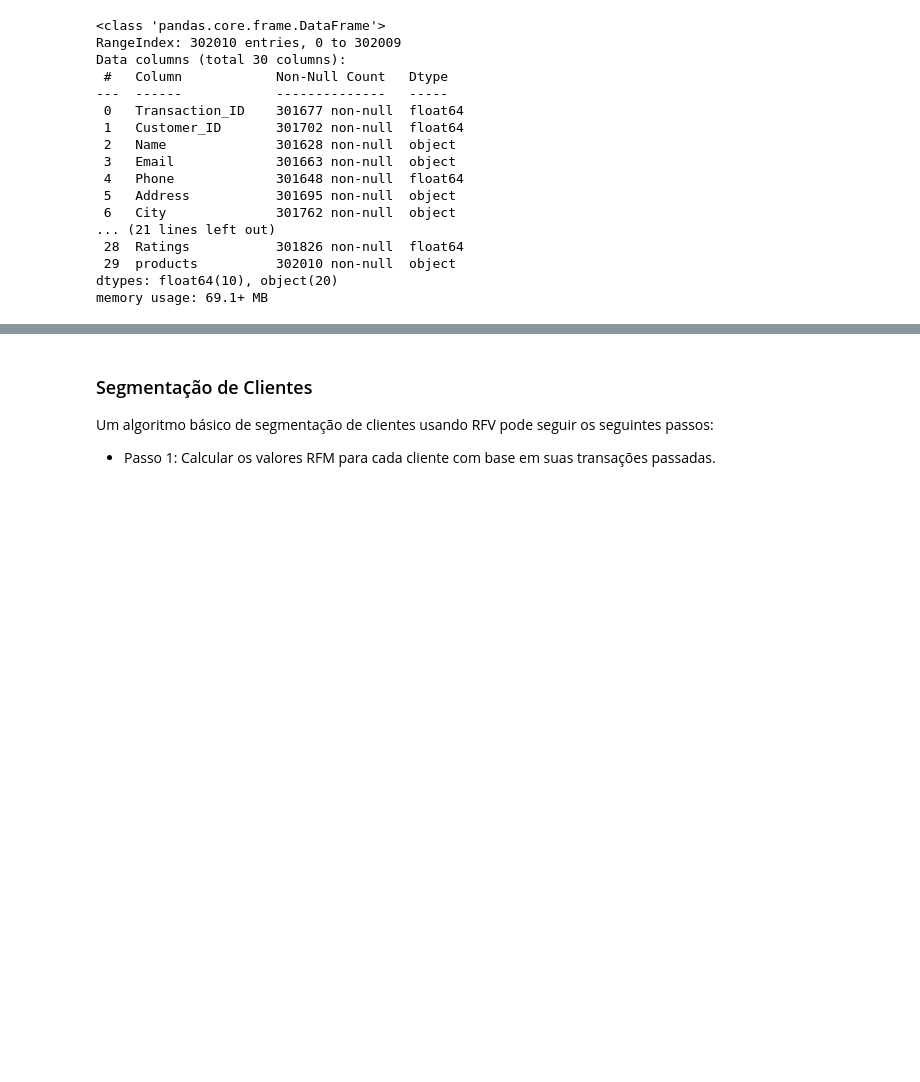
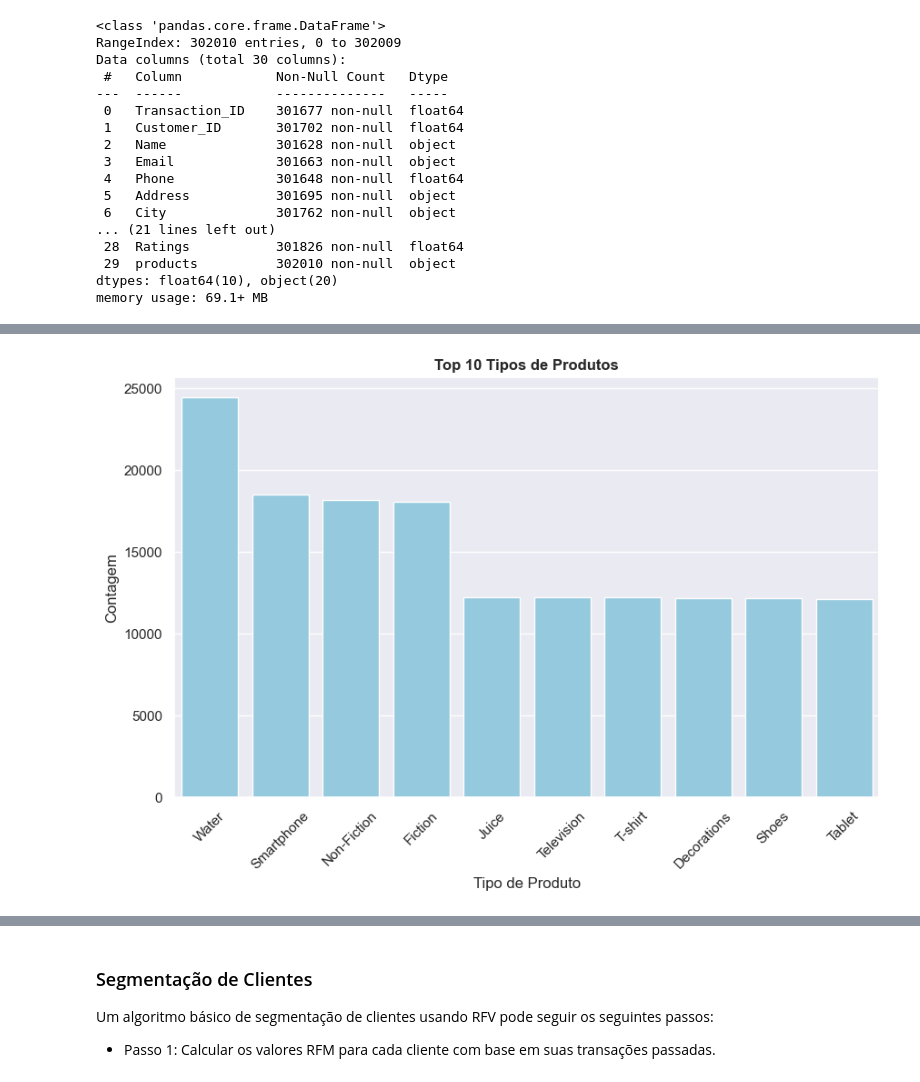
Before and after one commit to menezescarlos/ECOMMERCE, a Jupyter notebook: ecommerce.ipynb, the cells around one changed output, grey strips where cells are left out. Drawn from its saved outputs; the diff is of its cells as text; code cells hidden in the pictures; blank space fills up the shorter version.

```diff
--- a/ecommerce.ipynb
+++ b/ecommerce.ipynb
@@ -48,0 +147,15 @@ memory usage: 69.1+ MB
+# %%
+# Os 10 principais tipos de produtos
+
+Top_Products_Types = base['Product_Type'].value_counts().sort_values(ascending=False).head(10)
+Top_Products_Types = Top_Products_Types.reset_index(name='count')
+
+plt.figure(figsize=(10, 6))
+sns.barplot(data=Top_Products_Types, x='Product_Type', y='count', color='skyblue')
+plt.title('Top 10 Tipos de Produtos' , fontweight='bold')
+plt.xlabel('Tipo de Produto')
+plt.ylabel('Contagem')
+plt.xticks(rotation=45)
+plt.show()
+# %% [output]
+[figure, added]
```
Also changed, not shown: parts of 19 cells of this notebook.
